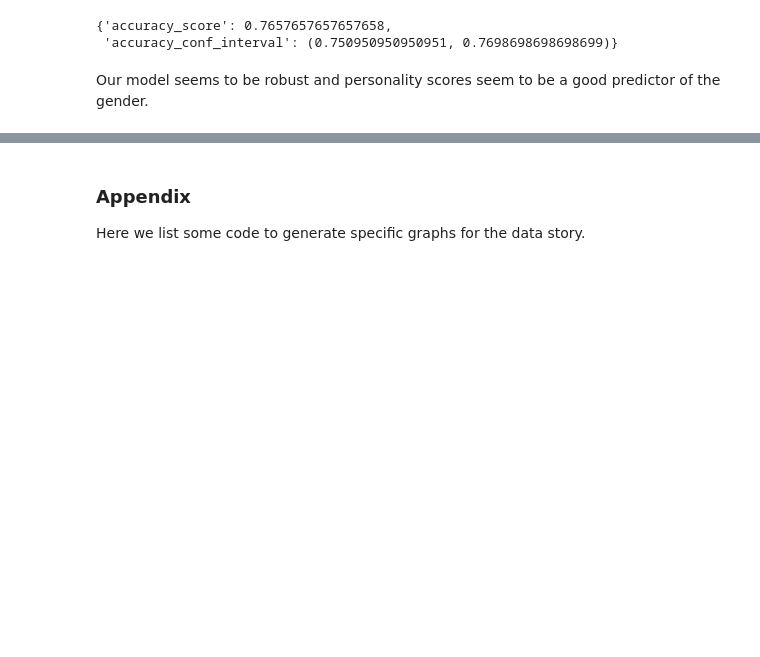
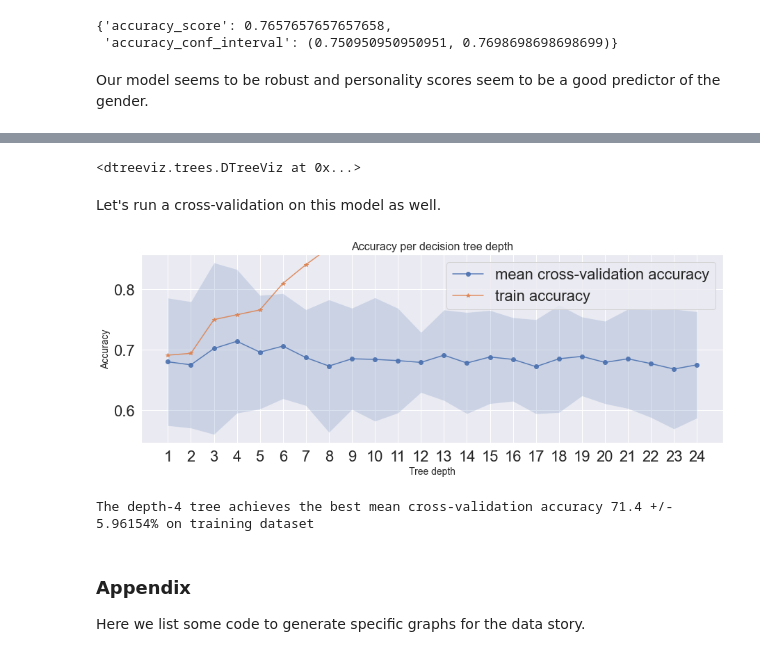
Before and after one commit to epfl-ada/ada-2021-project-madry, a Jupyter notebook: gender.ipynb, the cells around one changed output, grey strips where cells are left out. Saved outputs shown, nothing was run; the diff lists cells and outputs as text; code cells hidden in the pictures; blank space fills up the shorter version.

Commit message:
update gender analysis

```diff
--- a/gender.ipynb
+++ b/gender.ipynb
@@ -490,0 +525,30 @@ Our model seems to be robust and personality scores seem to be a good predictor
+# %%
+mydata = pd.read_csv("data/male_female_personality500.csv").drop(columns = ["Unnamed: 0", "qid"])
+
+mydata['gender'].replace('male', 0, inplace=True)
+mydata['gender'].replace('female',1, inplace=True)
+features = mydata.drop('gender',axis=1)
+target = mydata['gender']
+names = features.columns
+features = features.values
+target = target.values
+clas = tree.DecisionTreeClassifier(max_depth=4)
+
+X_train = features
+y_train = target
+clas.fit(X_train, y_train)
+
+viz = dtreeviz(clas,
+               X_train,
+               y_train,
+               target_name='gender',
+               feature_names=names,
+               class_names=["Male", "Female"],
+               title = "Gender Prediction",
+               histtype= 'barstacked')  # barstackes is default
+# %%
+viz
+# %% [output]
+<dtreeviz.trees.DTreeViz at 0x...>
+# %% [markdown]
+Let's run a cross-validation on this model as well.
@@ -491,3 +592,24 @@ Our model seems to be robust and personality scores seem to be a good predictor
+# %%
+from sklearn.tree import *
+
+# fitting trees of depth 1 to 24
+sm_tree_depths = range(1,25)
+sm_cv_scores_mean, sm_cv_scores_std, sm_accuracy_scores = run_cross_validation_on_trees(X_train, y_train, sm_tree_depths)
+
+# plotting accuracy
+p = plot_cross_validation_on_trees(sm_tree_depths, sm_cv_scores_mean, sm_cv_scores_std, sm_accuracy_scores,
+                               'Accuracy per decision tree depth')
+# %% [output]
+[figure, added]
+# %%
+idx_max = sm_cv_scores_mean.argmax()
+sm_best_tree_depth = sm_tree_depths[idx_max]
+sm_best_tree_cv_score = sm_cv_scores_mean[idx_max]
+sm_best_tree_cv_score_std = sm_cv_scores_std[idx_max]
+print('The depth-{} tree achieves the best mean cross-validation accuracy {} +/- {}% on training dataset'.format(
+      sm_best_tree_depth, round(sm_best_tree_cv_score*100,5), round(sm_best_tree_cv_score_std*100, 5)))
+# %% [output]
+The depth-4 tree achieves the best mean cross-validation accuracy 71.4 +/- 5.96154% on training dataset
 # %% [markdown]
 ### Appendix
 Here we list some code to generate specific graphs for the data story.
```
Also changed, not shown: parts of 10 cells of this notebook, 1 other file.
